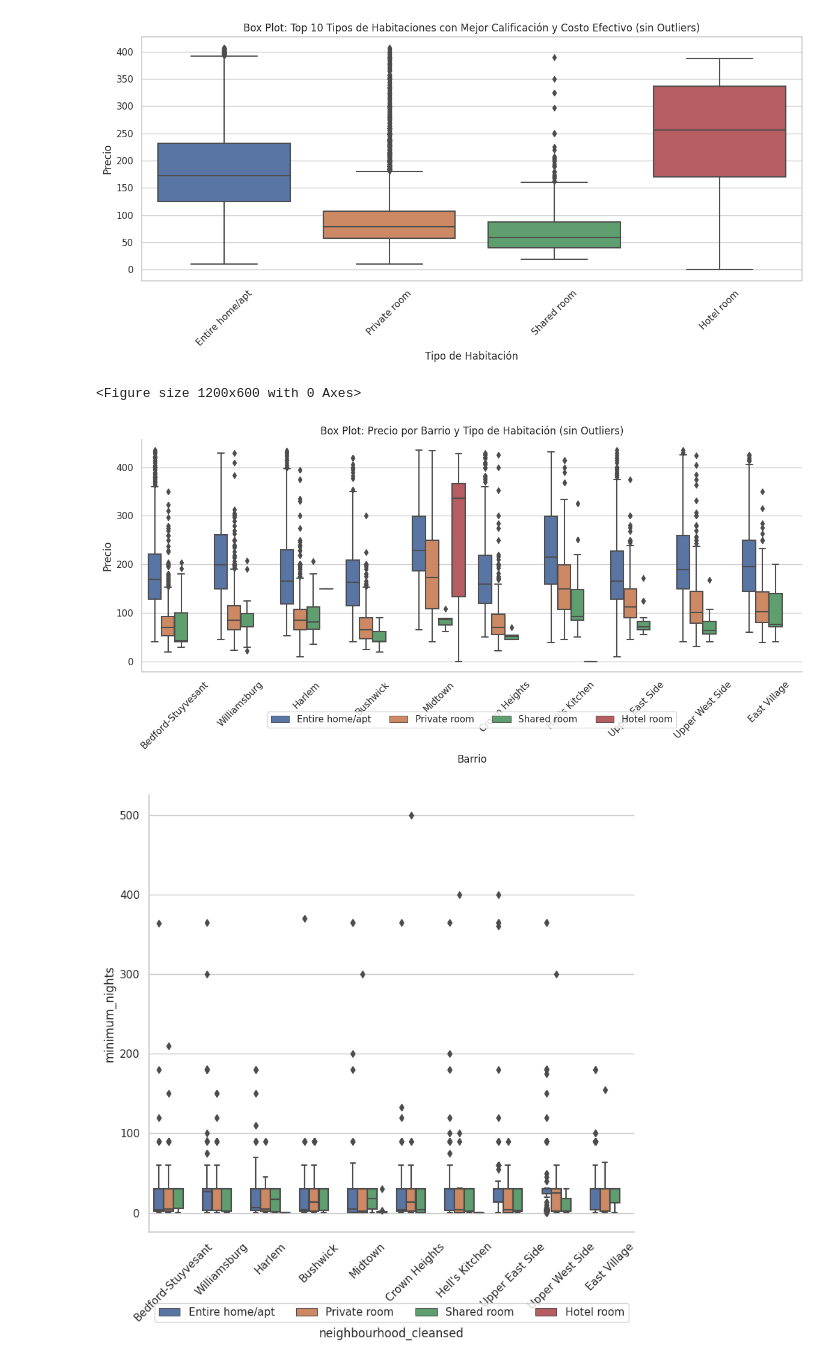
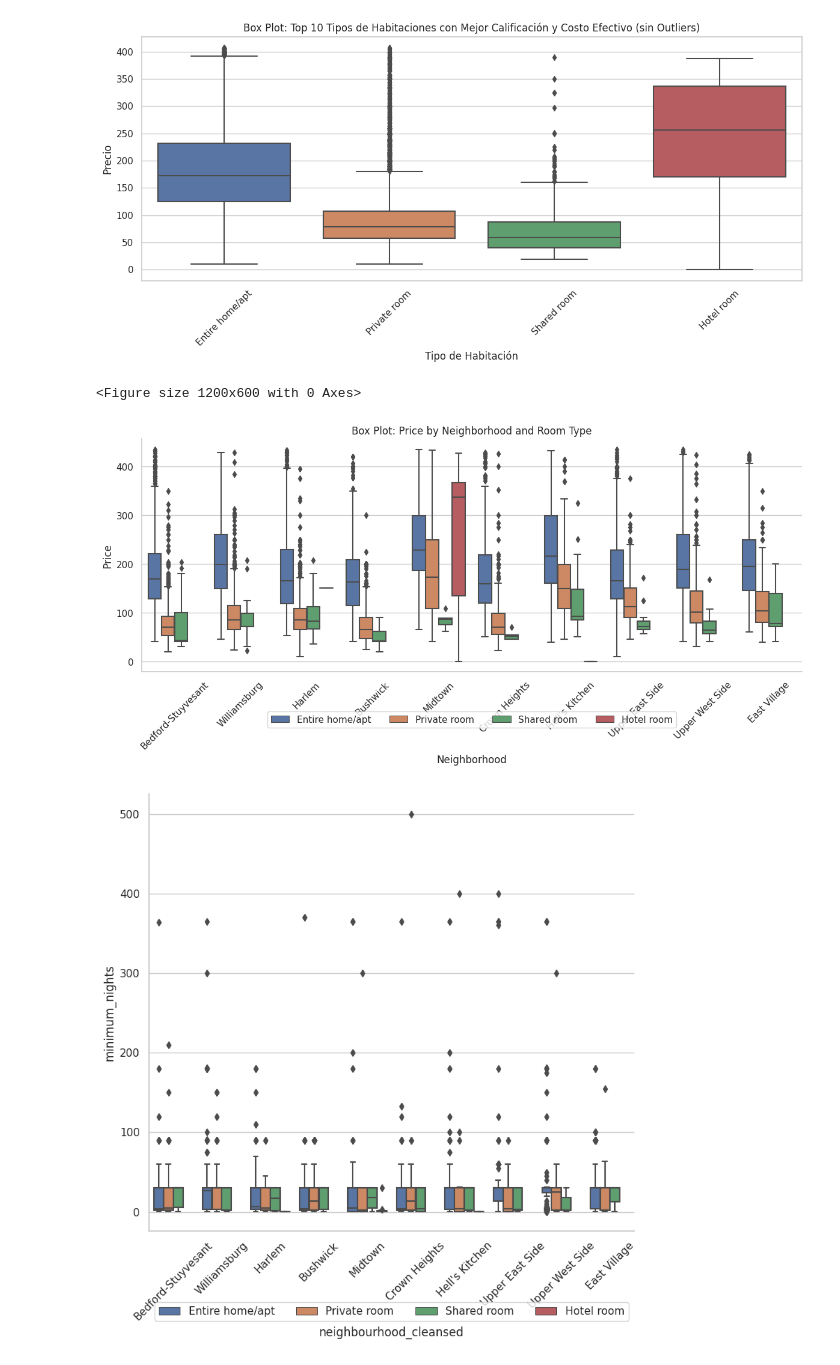
Before and after one commit to ingoscargiraldor/CDA, a Jupyter notebook: airbnb/eda.ipynb, the cells around one changed output. Drawn from its saved outputs; the diff is of its cells as text; code cells hidden in the pictures.

```diff
--- a/airbnb/eda.ipynb
+++ b/airbnb/eda.ipynb
@@ -708,9 +726,6 @@ plt.show()
 # %% [output]
 [figure]
 # %%
-import seaborn as sns
-import matplotlib.pyplot as plt
-
 # Filtrar el DataFrame para incluir propiedades con calificación mayor o igual a 4
 filtered_df = listings_df[(listings_df["review_scores_value"] >= 4) & (listings_df["price_float"] <= 90000)]
 
@@ -731,37 +746,37 @@ def remove_outliers(data, col):
     Q1 = data[col].quantile(0.25)
     Q3 = data[col].quantile(0.75)
     IQR = Q3 - Q1
     lower_bound = Q1 - 1.5 * IQR
     upper_bound = Q3 + 1.5 * IQR
     return data[(data[col] >= lower_bound) & (data[col] <= upper_bound)]
 
 # Aplicar función para eliminar outliers en "price_float"
 filtered_df = remove_outliers(filtered_df, "price_float")
 
 # Configuración del estilo de Seaborn
 sns.set(style="whitegrid")
 
 # Crear el gráfico de caja con dos variables categóricas
 plt.figure(figsize=(12, 6))
 g = sns.catplot(
     x="neighbourhood_cleansed", y="price_float", hue="room_type",
     data=filtered_df, kind="box", height=6, aspect=2, order=top_neighborhoods,
     legend=True, legend_out=False  # Mostrar la leyenda y ajustar su posición
 )
 plt.xticks(rotation=45)
-plt.title("Box Plot: Precio por Barrio y Tipo de Habitación (sin Outliers)")
-plt.xlabel("Barrio")
-plt.ylabel("Precio")
+plt.title("Box Plot: Price by Neighborhood and Room Type")
+plt.xlabel("Neighborhood")
+plt.ylabel("Price")
 plt.tight_layout()
 
 # Ajustar la posición de la leyenda debajo del eje x
 g.ax.legend(loc='upper center', bbox_to_anchor=(0.5, -0.15), ncol=5)
 
 # Mostrar el gráfico
 plt.show()
 # %% [output]
 <Figure size 1200x600 with 0 Axes>
-[figure, old version]
+[figure, new version]
 # %%
 # Crear otro subplot para minimum_nights
 g2 = sns.catplot(
```
Also changed, not shown: parts of 14 cells of this notebook.
